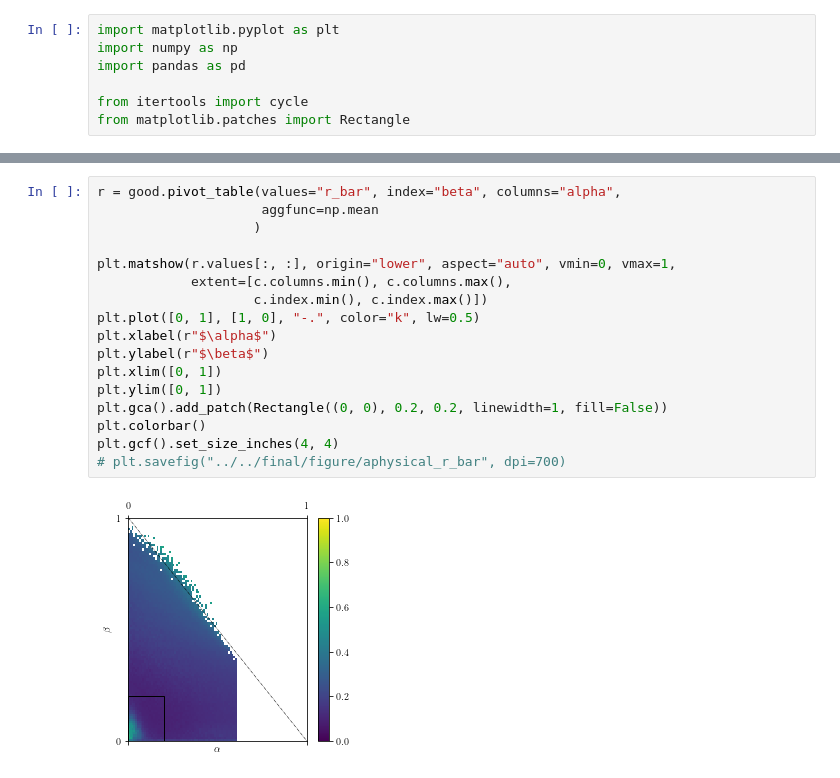
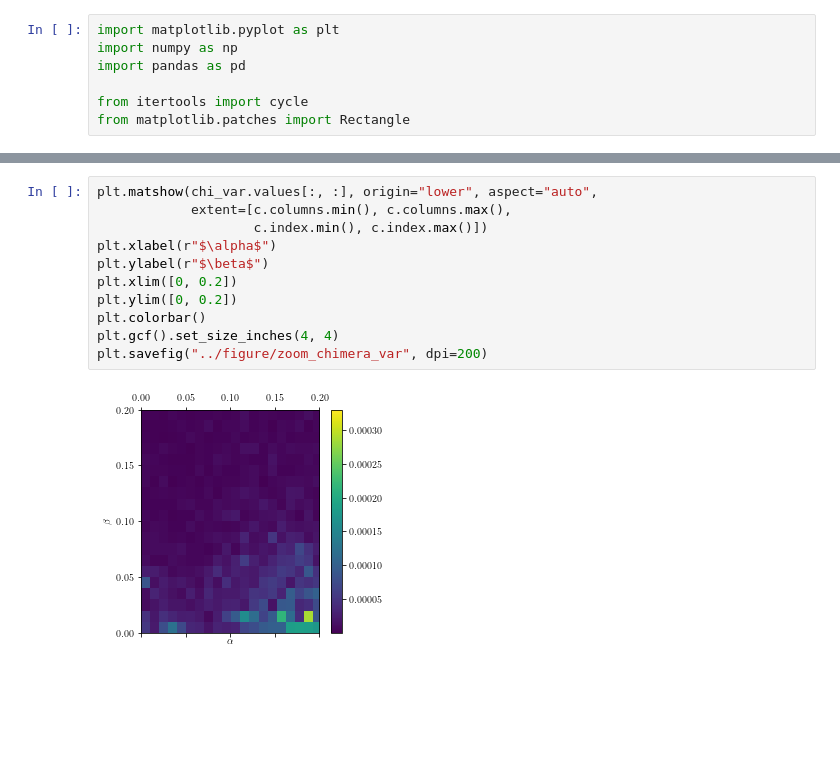
Before and after one commit to henmitch/chimera-2019, a Jupyter notebook: code/python/landscape_analysis.ipynb, the cells around one changed output, grey strips where cells are left out. Drawn from its saved outputs; the diff is of its cells as text; blank space fills up the shorter version.

```diff
--- a/code/python/landscape_analysis.ipynb
+++ b/code/python/landscape_analysis.ipynb
@@ -141,19 +274,13 @@ plt.gcf().set_size_inches(4, 4)
 # %%
-r = good.pivot_table(values="r_bar", index="beta", columns="alpha",
-                     aggfunc=np.mean
-                    )
-
-plt.matshow(r.values[:, :], origin="lower", aspect="auto", vmin=0, vmax=1,
+plt.matshow(chi_var.values[:, :], origin="lower", aspect="auto",
             extent=[c.columns.min(), c.columns.max(),
                     c.index.min(), c.index.max()])
-plt.plot([0, 1], [1, 0], "-.", color="k", lw=0.5)
 plt.xlabel(r"$\alpha$")
 plt.ylabel(r"$\beta$")
-plt.xlim([0, 1])
-plt.ylim([0, 1])
-plt.gca().add_patch(Rectangle((0, 0), 0.2, 0.2, linewidth=1, fill=False))
+plt.xlim([0, 0.2])
+plt.ylim([0, 0.2])
 plt.colorbar()
 plt.gcf().set_size_inches(4, 4)
-# plt.savefig("../../final/figure/aphysical_r_bar", dpi=700)
+plt.savefig("../figure/zoom_chimera_var", dpi=200)
 # %% [output]
-[figure, old version]
+[figure, new version]
```
Also changed, not shown: parts of 22 cells of this notebook, 9 other files.
